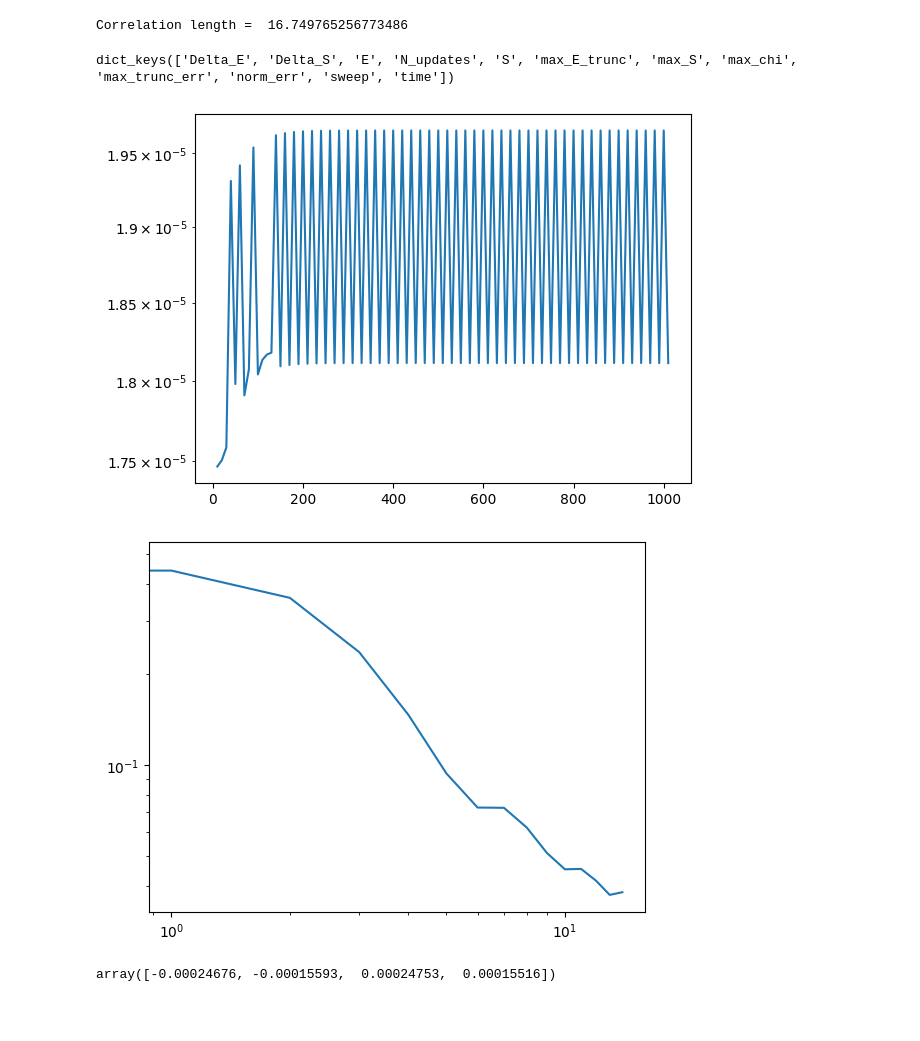
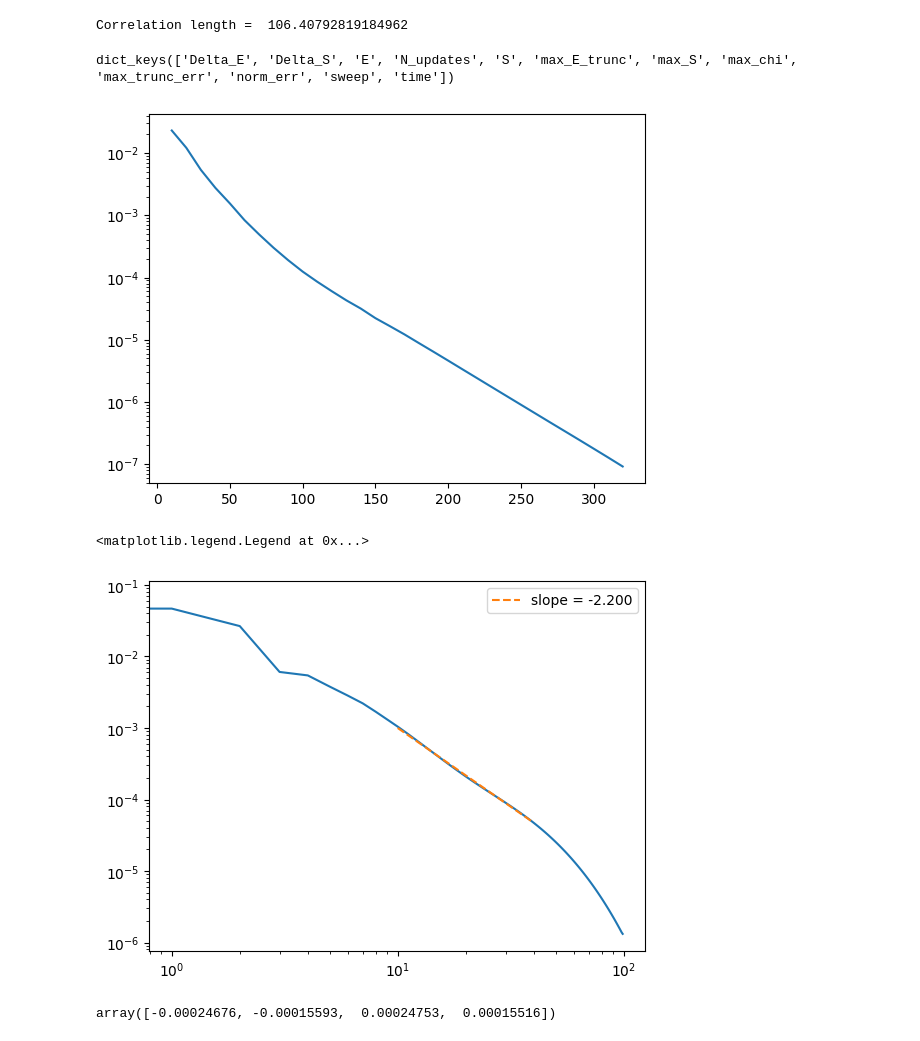
Before and after one commit to aravindhshankar/Spin1LongRangeOrder.jl, a Jupyter notebook: python/central_charge/visualize_helper.ipynb, the cells around one changed output. Drawn from its saved outputs; the diff is of its cells as text; code cells hidden in the pictures; blank space fills up the shorter version.

Commit message:
rerun Vpm3.8 to bond dimension 1000 in cc framework to see how big correlation length gets

```diff
--- a/python/central_charge/visualize_helper.ipynb
+++ b/python/central_charge/visualize_helper.ipynb
@@ -5,17 +5,20 @@ import utils.io as io
 from matplotlib import pyplot as plt
 import numpy as np
 import src.observables as obs
+DATADIR = '../../data/iDMRG/'
 # %%
 # psi, results = io.load_mps_with_metadata('lastVpm_3.800_chi500.h5')
-psi, results = io.load_mps_with_metadata('ff_chi80.h5')
+# psi, results = io.load_mps_with_metadata('ff_chi80.h5')
+loadfile = os.path.join(DATADIR, "Vpm3.8cc/Vpm_3.800_chi500.h5")
+psi, results = io.load_mps_with_metadata(loadfile)
 print('Correlation length = ', psi.correlation_length2())
 diags = results["diagnostics"]
 diags.keys()
 # %% [output]
-Correlation length =  16.749765256773486
+Correlation length =  106.40792819184962
 dict_keys(['Delta_E', 'Delta_S', 'E', 'N_updates', 'S', 'max_E_trunc', 'max_S', 'max_chi', 'max_trunc_err', 'norm_err', 'sweep', 'time'])
 # %%
-plt.plot(diags['sweep'], np.abs(diags['max_trunc_err']))
+plt.plot(diags['sweep'], np.abs(diags['Delta_S']))
 plt.yscale('log')
 # %% [output]
-[figure, old version]
+[figure, new version]
@@ -22,11 +31,16 @@ plt.yscale('log')
 # %%
-# plt.plot(obs.denoise_rolling(np.abs(obs.charge_corr(psi, 100, connected=True)), window=4))
-plt.plot(obs.denoise_rolling(np.abs(obs.electron_corr(psi, 15, "tot")), window=4))
+xvals = np.arange(distrange)
+yvals = spinzcorr
+plt.plot(xvals, yvals)
+fitw = slice(10, 40)
+m, logc = np.polyfit(np.log(xvals[fitw]), np.log(yvals[fitw]), 1)
+plt.plot(xvals[fitw], np.exp(logc) * xvals[fitw]**m, ls='--', label=f'slope = {m:.3f}')
 plt.yscale('log')
 plt.xscale('log')
-#some stupid state - clearly not an LL
+plt.legend()
 # %% [output]
+<matplotlib.legend.Legend at 0x...>
-[figure, old version]
+[figure, new version]
 # %%
 psi.expectation_value('Sz')
 # %% [output]
```
Also changed, not shown: parts of 1 cell of this notebook, 1 other file.
